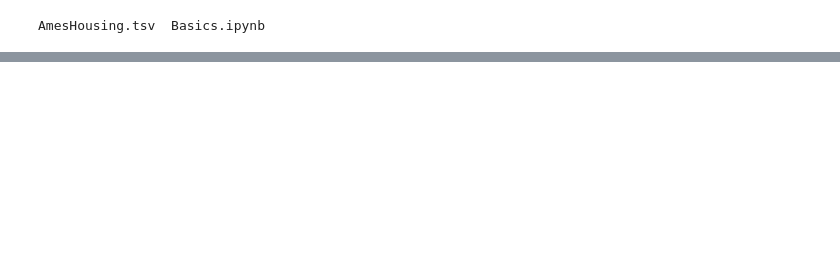
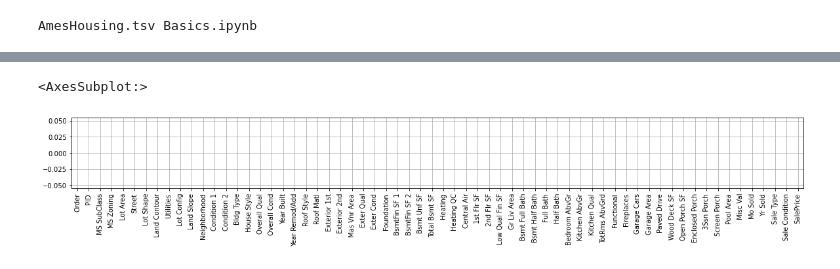
Before and after one commit to khoin-byte/dataquest-guided-projects, a Jupyter notebook: Predicting_house_Sale_Prices/Basics.ipynb, the cells around one changed output, grey strips where cells are left out. Saved outputs shown, nothing was run; the diff lists cells and outputs as text; code cells hidden in the pictures; blank space fills up the shorter version.

```diff
--- a/Predicting_house_Sale_Prices/Basics.ipynb
+++ b/Predicting_house_Sale_Prices/Basics.ipynb
@@ -21 +134,6 @@ df.head()
+# %%
+## Filter Series to columns containing *any* missing values
+cols_to_drop_obj= nans_obj[nans_obj > 0]
+
+df = df.drop(cols_to_drop_obj.index, axis=1)
 # %%
@@ -35,0 +151,6 @@ def train_and_test():
+# %%
+## Compute column-wise missing value counts
+nans_num = df.select_dtypes(include=['int', 'float']).isnull().sum()
+# filter out features that have missing value > 0 and also less than 5%
+numeric_cols = nans_num[(nans_num < len(df)/20) & (nans_num > 0)].sort_values()
+numeric_cols
@@ -35,0 +168,4 @@ def train_and_test():
+# %%
+## Compute the most common value for each column in `fixable_nmeric_missing_cols`.
+mode_values_dict = df[numeric_cols.index].mode().to_dict(orient='records')[0] # return was a list of one item, index it.
+mode_values_dict
@@ -35,0 +186,3 @@ def train_and_test():
+# %%
+## Use `pd.DataFrame.fillna()` to replace missing values.
+df = df.fillna(mode_values_dict) # this fillna from pandas is super convenient, just pass dictionary with key and value.
@@ -35,0 +204,8 @@ def train_and_test():
+# %%
+# check again for missing values, this time only below 5% features
+nans_clean = df.isnull().sum()
+# plot nans found vs features
+nans_clean.plot(kind='bar', style='k--', label='Series', grid=True, figsize=(20, 2))
+# %% [output]
+<AxesSubplot:>
+[figure, added]
```
Also changed, not shown: parts of 29 cells of this notebook.
